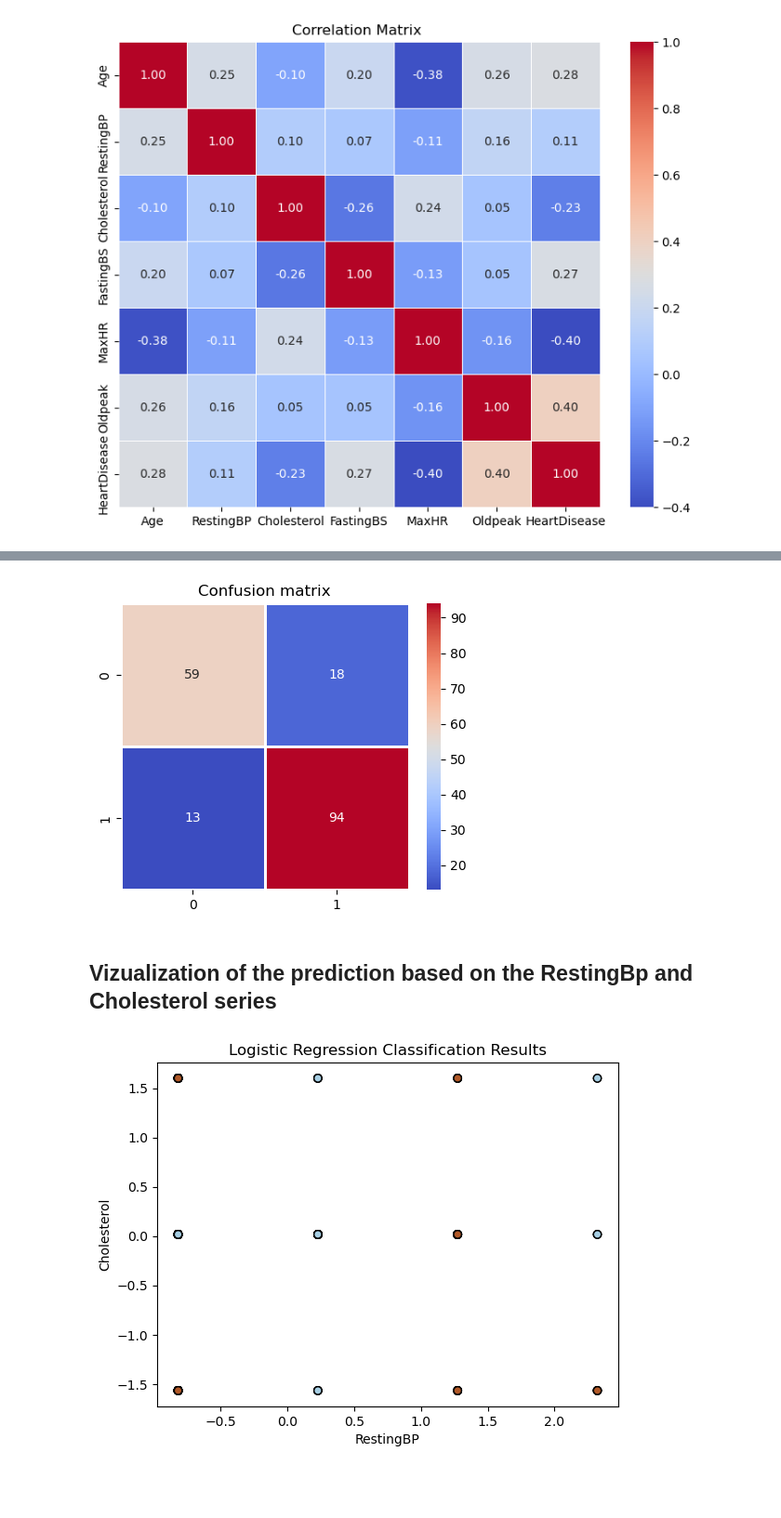
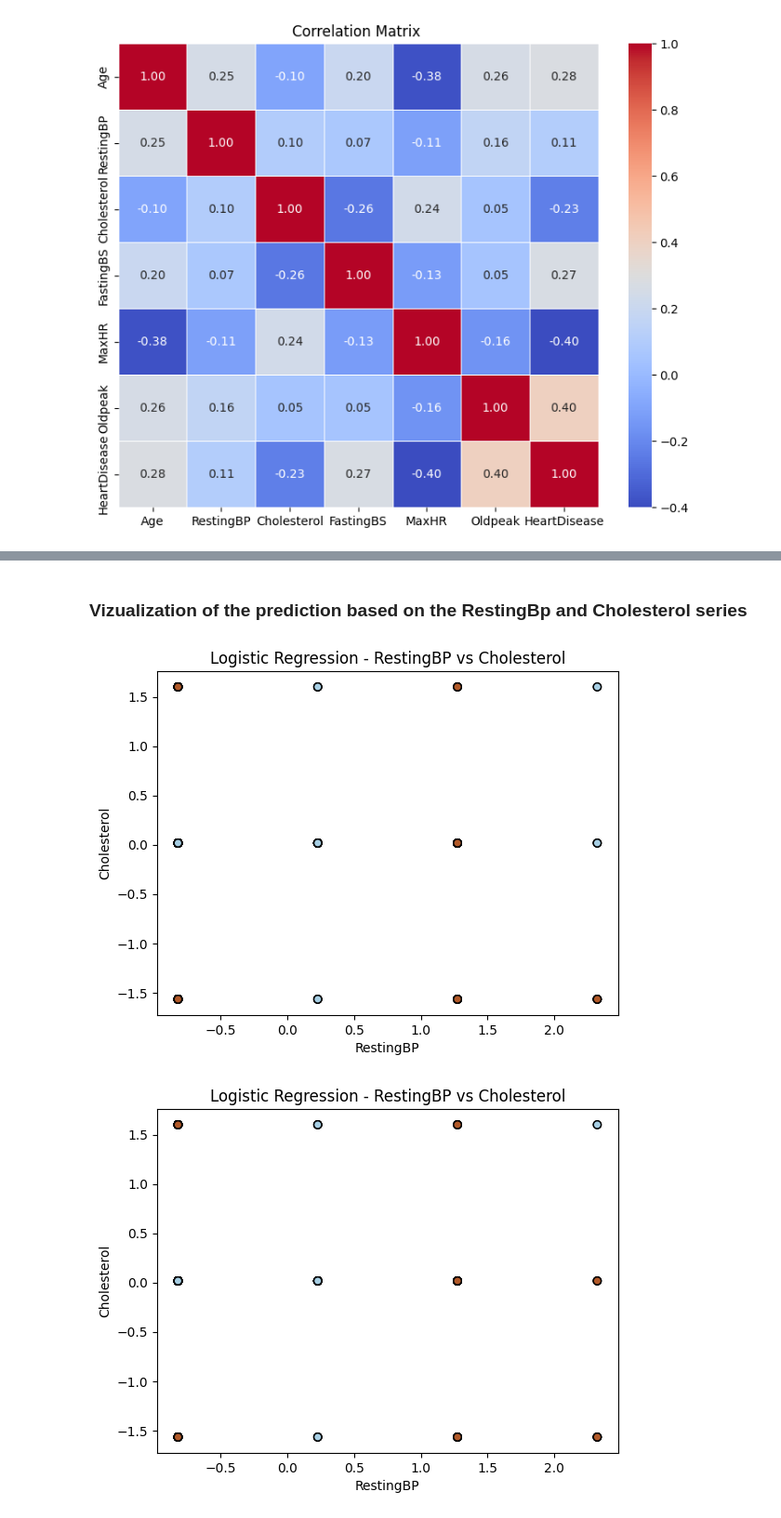
Before and after one commit to JenniferMarcia/HeartFailure, a Jupyter notebook: HeartDisease.ipynb, the cells around one changed output, grey strips where cells are left out. Shown: that part at 93% size. Drawn from its saved outputs; the diff is of its cells as text; code cells hidden in the pictures; blank space fills up the shorter version.

```diff
--- a/HeartDisease.ipynb
+++ b/HeartDisease.ipynb
@@ -116,3 +127,11 @@ X_train, X_test, y_train, y_test = train_test_split(X,y,test_size=0.2,random_sta
 # %%
 from sklearn.linear_model import LogisticRegression
-model = LogisticRegression()
+from sklearn.ensemble import RandomForestClassifier
+
+results = []
+
+lr_model = LogisticRegression()
+lr_model.fit(X_train, y_train)
+
+rf_model = RandomForestClassifier()
+rf_model.fit(X_train, y_train)
@@ -127,4 +142,19 @@ LogisticRegression()
 # %%
-pred = model.predict(X_test)
-print(f"Classiofication report: \n",classification_report(y_test,pred))
+lr_prediction = lr_model.predict(X_test)
+print("Logistic Regression Classification Report:\n", classification_report(y_test, lr_prediction))
+results.append(accuracy_score(y_test, lr_prediction))
+
+plt.figure(figsize=(5, 4))
+sns.heatmap(confusion_matrix(y_test, lr_prediction), annot=True, cmap="Blues", fmt='d')
+plt.title("Logistic Regression - Confusion Matrix")
+plt.show()
+
+rf_prediction = rf_model.predict(X_test)
+print("Random Forest Classification Report:\n", classification_report(y_test, rf_prediction))
+results.append(accuracy_score(y_test, rf_prediction))
+
+plt.figure(figsize=(5, 4))
+sns.heatmap(confusion_matrix(y_test, rf_prediction), annot=True, cmap="Greens", fmt='d')
+plt.title("Random Forest - Confusion Matrix")
+plt.show()
 # %% [output]
@@ -140,13 +180,0 @@ weighted avg       0.83      0.83      0.83       184
-# %%
-# Confusion matrix
-plt.figure(figsize=(5,4))
-sns.heatmap(
-    confusion_matrix(y_test,pred),
-    annot=True,
-    linewidths=1,
-    cbar=True,
-    cmap="coolwarm")
-plt.title("Confusion matrix")
-plt.show()
-# %% [output]
-[figure, removed]
@@ -155,12 +181,19 @@ results.append(accuracy_score(y_test,pred))
 # %% [markdown]
-## Vizualization of the prediction based on the RestingBp and Cholesterol series
+### Vizualization of the prediction based on the RestingBp and Cholesterol series
 # %%
-plt.scatter(X_test[:, 2], X_test[:, 6], c=pred, cmap=plt.cm.Paired, edgecolors='k')
-
-
-plt.title('Logistic Regression Classification Results')
+plt.scatter(X_test[:, 2], X_test[:, 6], c=lr_prediction, cmap=plt.cm.Paired, edgecolors='k')
+plt.title('Logistic Regression - RestingBP vs Cholesterol')
 plt.xlabel('RestingBP')
 plt.ylabel('Cholesterol')
 plt.show()
+
+
+
+plt.scatter(X_test[:, 2], X_test[:, 6], c=rf_prediction, cmap=plt.cm.Paired, edgecolors='k')
+plt.title('Logistic Regression - RestingBP vs Cholesterol')
+plt.xlabel('RestingBP')
+plt.ylabel('Cholesterol')
+plt.show()
 # %% [output]
-[figure, old version]
+[figure, new version]
+[figure, added]
```
Also changed, not shown: parts of 41 cells of this notebook.
